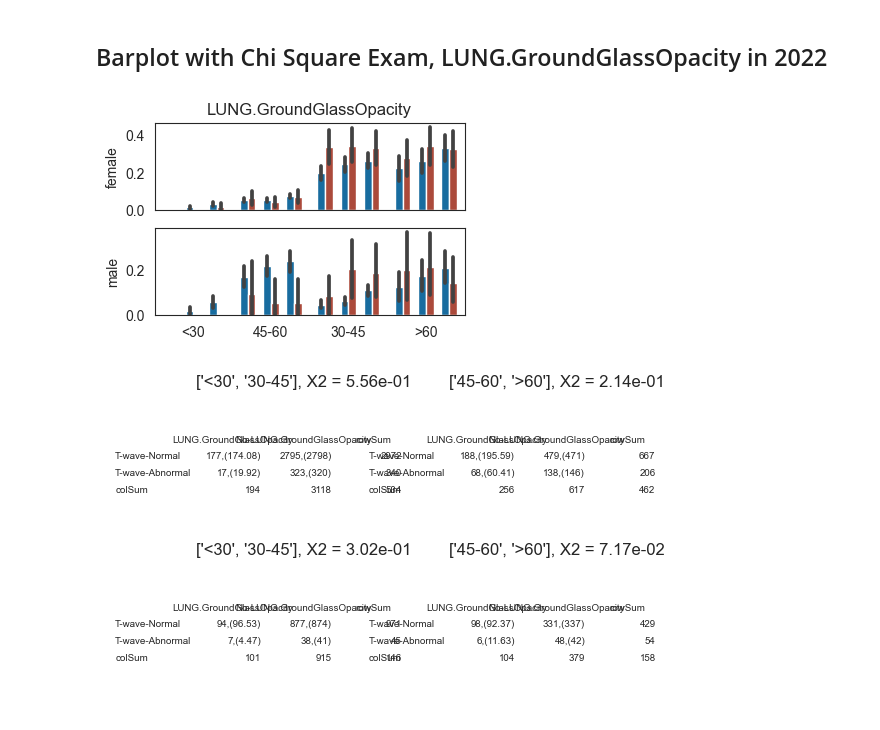
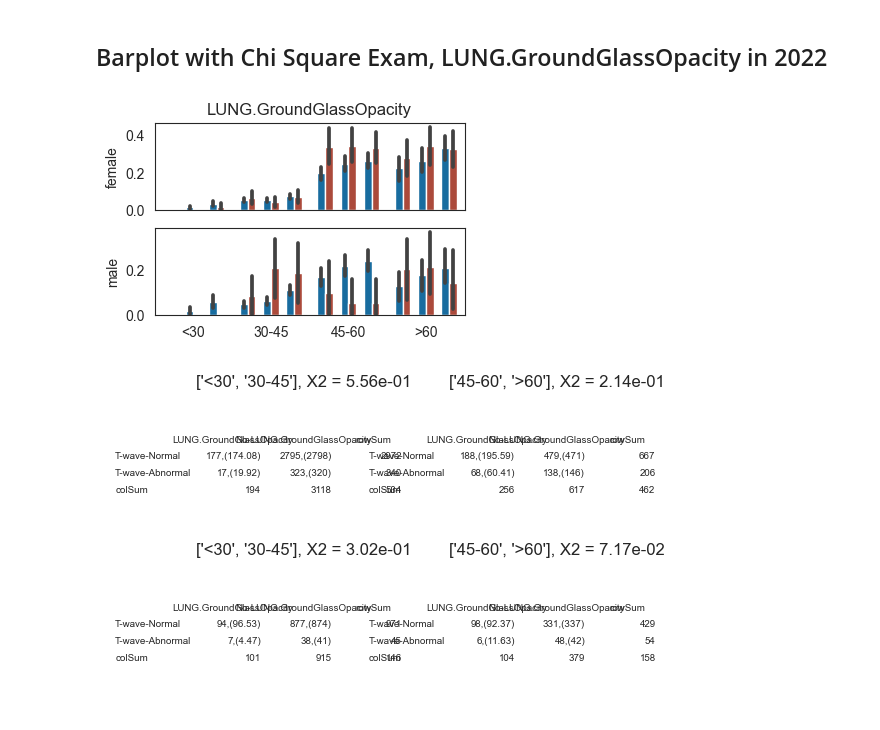
Before and after one commit to huboqiang/healthman, a Jupyter notebook: Figure3_T-wave-xgb.ipynb, the cells around one changed output. Drawn from its saved outputs; the diff is of its cells as text; code cells hidden in the pictures.

Commit message:
define x-order in age_groups

```diff
--- a/Figure3_T-wave-xgb.ipynb
+++ b/Figure3_T-wave-xgb.ipynb
@@ -343,6 +343,7 @@ fig = plt.figure(figsize=(4,2.5))
 for idx,gender in enumerate(["female", "male"]):
     ax = fig.add_subplot(2,1,1+idx)
     sns.boxplot(df_t_group[(df_t_group["gender"]==gender)], x="age_groups",
+                order=l_age_groups,
                 hue="group_each_year", y=tag, showfliers = False,
                 hue_order=hue_order, palette=pal, ax=ax)
 
@@ -354,7 +355,7 @@ for idx,gender in enumerate(["female", "male"]):
         ax.set_xticklabels([])
         ax.set_title(parse_dict_with_default(tag, rename_dict))
 
-    add_stat_annotation(ax, data=df_t_group[(df_t_group["gender"]==gender)], x="age_groups", #order=l_age_groups,
+    add_stat_annotation(ax, data=df_t_group[(df_t_group["gender"]==gender)], x="age_groups", order=l_age_groups,
                 hue="group_each_year",y=tag,
                 box_pairs=[
                         ((">60", "t-norm_2023-Test-2023"), (">60", "t-abnorm_2023-Test-2023")),
@@ -384,6 +385,7 @@ fig = plt.figure(figsize=(4,2.5))
 for idx,gender in enumerate(["female", "male"]):
     ax = fig.add_subplot(2,1,1+idx)
     sns.boxplot(df_t_group[(df_t_group["gender"]==gender)], x="age_groups",
+                order=l_age_groups,
                 hue="group_each_year", y=tag, showfliers = False,
                 hue_order=hue_order, palette=pal, ax=ax)
 
@@ -395,7 +397,7 @@ for idx,gender in enumerate(["female", "male"]):
         ax.set_xticklabels([])
         ax.set_title(parse_dict_with_default(tag, rename_dict))
 
-    add_stat_annotation(ax, data=df_t_group[(df_t_group["gender"]==gender)], x="age_groups", #order=l_age_groups,
+    add_stat_annotation(ax, data=df_t_group[(df_t_group["gender"]==gender)], x="age_groups", order=l_age_groups,
                 hue="group_each_year",y=tag,
                 box_pairs=[
                         ((">60", "t-norm_2023-Test-2023"), (">60", "t-abnorm_2023-Test-2023")),
@@ -493,6 +495,7 @@ for idx,gender in enumerate(["female", "male"]):
     ax = fig.add_subplot(2,1,1+idx)
     sns.barplot(df_t_group[(df_t_group["gender"]==gender)], x="age_groups",
                 hue="group_each_year", y=tag,# showfliers = False,
+                order=l_age_groups,
                 hue_order=hue_order, palette=pal, ax=ax)
 
     ax.get_legend().remove()
@@ -537,34 +540,35 @@ hue_order = [
     "t-norm_2023-Control-2022","t-abnorm_2023-Control-2022","",
     "t-norm_2023-Test-2023",   "t-abnorm_2023-Test-2023"
 ]
 pal = [
         "#0172B6", "#BD3C29", "#000000",
         "#0172B6", "#BD3C29", "#000000",
         "#0172B6", "#BD3C29"
 ]
 
 fig = plt.figure(figsize=(4,2.5))
 for idx,gender in enumerate(["female", "male"]):
     ax = fig.add_subplot(2,1,1+idx)
     sns.barplot(df_t_group[(df_t_group["gender"]==gender)], x="age_groups",
                 hue="group_each_year", y=tag,# showfliers = False,
+                order=l_age_groups,
                 hue_order=hue_order, palette=pal, ax=ax)
 
     ax.get_legend().remove()
     ax.set_xlabel("")
     ax.set_ylabel(gender)
     if idx < 1:
         ax.set_xticks([])
         ax.set_xticklabels([])
         ax.set_title(parse_dict_with_default(tag, rename_dict))
 
 df_t_group[(df_t_group["gender"]==gender)][[tag, "group_num", "age_groups"]].dropna().pivot_table(
     index="group_num", columns="age_groups", aggfunc=len, values=tag
 )
 
 fig.savefig(f"{workdir}/Figure4_E.pdf")
 # %% [output]
-[figure, old version]
+[figure, new version]
 # %%
 
 cmp = ["t-norm_2023-Test-2023", "t-abnorm_2023-Test-2023"]
```
Also changed, not shown: parts of 5 cells of this notebook.
